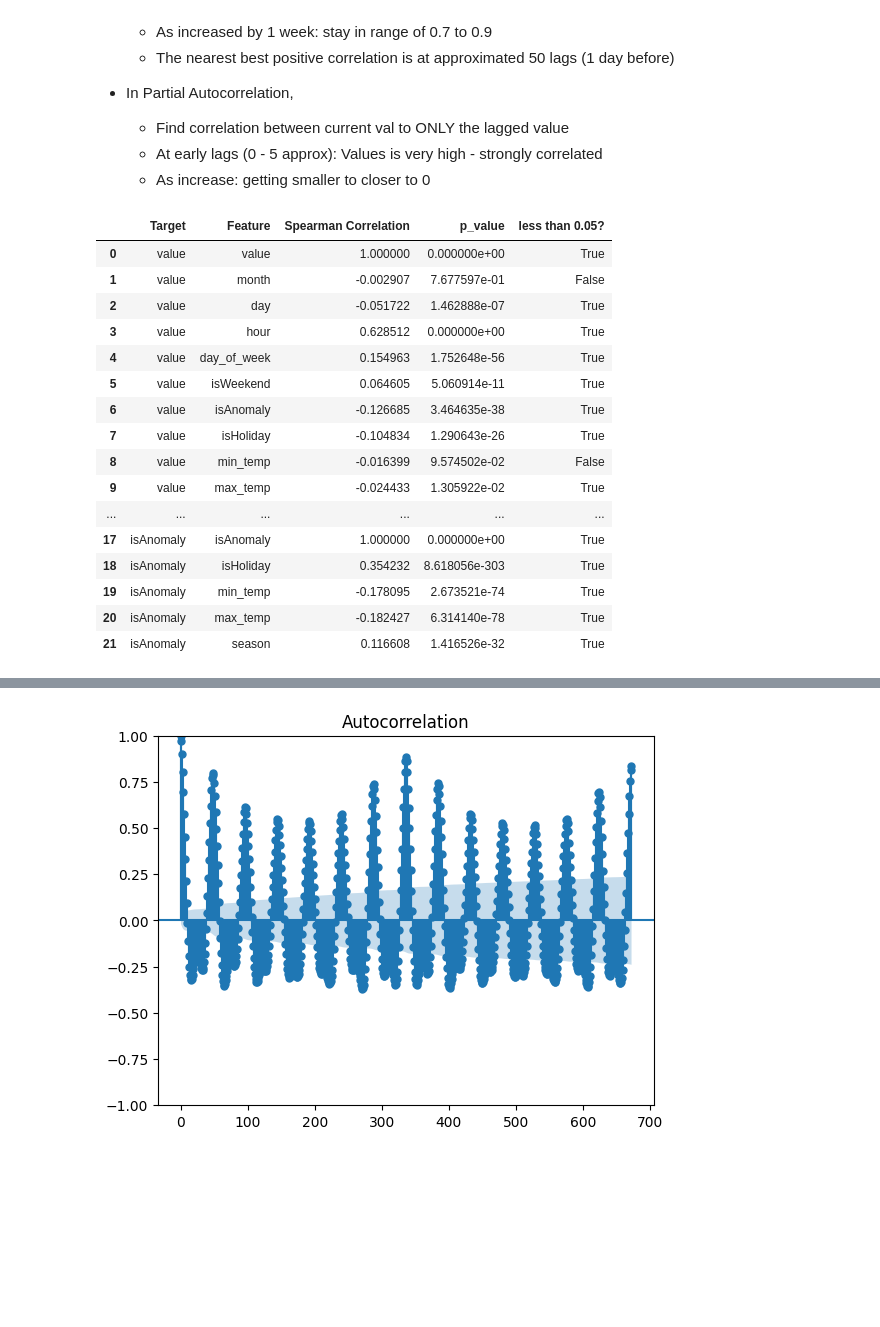
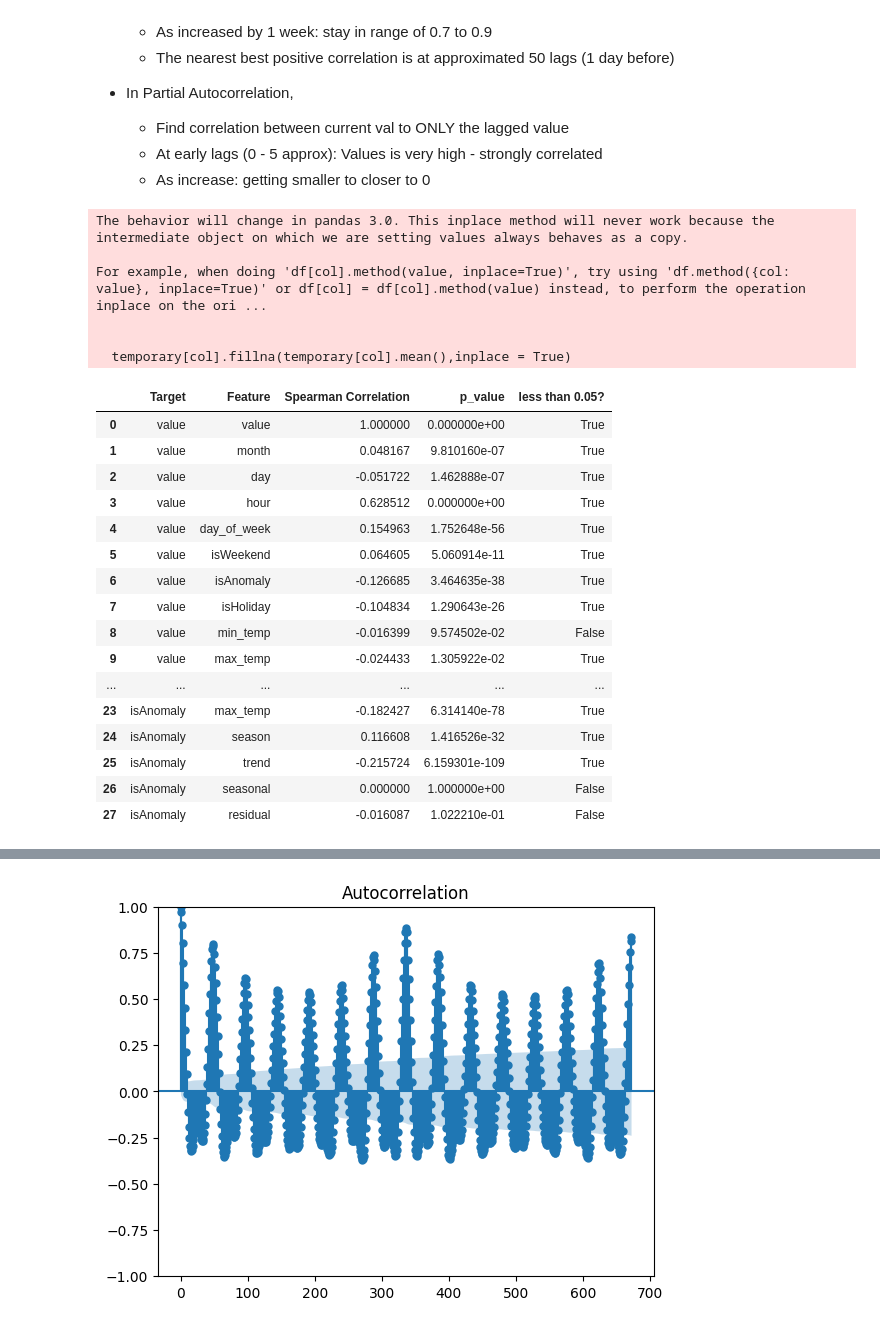
Before and after one commit to IKRAMJAAFAR/DeeL, a Jupyter notebook: data_analysis.ipynb, the cells around one changed output, grey strips where cells are left out. Cells and saved outputs as stored; diff of their text form; code cells hidden in the pictures; blank space fills up the shorter version.

```diff
--- a/data_analysis.ipynb
+++ b/data_analysis.ipynb
@@ -552,50 +552,66 @@ The Residual is Stationary
     - Find correlation between current val to ONLY the lagged value
     - At early lags (0 - 5 approx): Values is very high - strongly correlated
     - As increase: getting smaller to closer to 0
+# %%
+# Convert categorical columns to numeric using factorize
+mapping = {
+    'July': 7,
+    'August': 8,
+    'September': 9,
+    'October': 10,
+    'November': 11,
+    'December': 12,
+    'January': 1
+}
+temporary['month'] = temporary['month'].map(mapping)
+# Create a mapping dictionary
+mapping = {
+    'Sunday': 0,
+    'Monday': 1,
+    'Tuesday': 2,
+    'Wednesday': 3,
+    'Thursday': 4,
+    'Friday': 5,
+    'Saturday': 6
+}
+# Map the series using the dictionary
+temporary['day_of_week'] = temporary['day_of_week'].map(mapping)
 # %%
-# Create a copy of the dataset
-temporary = dataset.copy()
+# Select features for correlation (ensure valid column names)
+for col in ['trend','seasonal','residual']:
+    temporary[col].fillna(temporary[col].mean(),inplace = True)
 
-# Select features for correlation (ensure valid column names)
 features = temporary.columns
 
-# Convert categorical columns to numeric using factorize
-temporary['month'] = pd.factorize(temporary['month'])[0]
-# Create a mapping dictionary
-weekday_mapping = {
-    'Sunday': 0,
-    'Monday': 1,
-    'Tuesday': 2,
-    'Wednesday': 3,
-    'Thursday': 4,
-    'Friday': 5,
-    'Saturday': 6
-}
-# Map the series using the dictionary
-temporary['day_of_week'] = temporary['day_of_week'].map(weekday_mapping)
 # Initialize an empty dataframe to store results
 corr_df = pd.DataFrame(columns=["Target", "Feature", "Spearman Correlation", "p_value", "less than 0.05?"])
 
 # Iterate over each target and feature to calculate Spearman correlation
 for target in ['value', 'isAnomaly']:
     for feature in features:
         corr, p_value = spearmanr(temporary[target], temporary[feature])
 
         # Append the results to the DataFrame
         corr_df.loc[len(corr_df)] = {
             "Target": target,
             "Feature": feature,
             "Spearman Correlation": corr,
             "p_value": p_value,
             "less than 0.05?": p_value < 0.05
         }
 
 # Display the result DataFrame
 corr_df
 # %% [output]
+The behavior will change in pandas 3.0. This inplace method will never work because the intermediate object on which we are setting values always behaves as a copy.
+
+For example, when doing 'df[col].method(value, inplace=True)', try using 'df.method({col: value}, inplace=True)' or df[col] = df[col].method(value) instead, to perform the operation inplace on the ori ...
+
+
+  temporary[col].fillna(temporary[col].mean(),inplace = True)
 |  | Target | Feature | Spearman Correlation | p_value | less than 0.05? |
 | 0 | value | value | 1.000000 | 0.000000e+00 | True |
-| 1 | value | month | -0.002907 | 7.677597e-01 | False |
+| 1 | value | month | 0.048167 | 9.810160e-07 | True |
 | 2 | value | day | -0.051722 | 1.462888e-07 | True |
 | 3 | value | hour | 0.628512 | 0.000000e+00 | True |
 | 4 | value | day_of_week | 0.154963 | 1.752648e-56 | True |
@@ -605,11 +621,11 @@ corr_df
 | 8 | value | min_temp | -0.016399 | 9.574502e-02 | False |
 | 9 | value | max_temp | -0.024433 | 1.305922e-02 | True |
 | ... | ... | ... | ... | ... | ... |
-| 17 | isAnomaly | isAnomaly | 1.000000 | 0.000000e+00 | True |
-| 18 | isAnomaly | isHoliday | 0.354232 | 8.618056e-303 | True |
-| 19 | isAnomaly | min_temp | -0.178095 | 2.673521e-74 | True |
-| 20 | isAnomaly | max_temp | -0.182427 | 6.314140e-78 | True |
-| 21 | isAnomaly | season | 0.116608 | 1.416526e-32 | True |
+| 23 | isAnomaly | max_temp | -0.182427 | 6.314140e-78 | True |
+| 24 | isAnomaly | season | 0.116608 | 1.416526e-32 | True |
+| 25 | isAnomaly | trend | -0.215724 | 6.159301e-109 | True |
+| 26 | isAnomaly | seasonal | 0.000000 | 1.000000e+00 | False |
+| 27 | isAnomaly | residual | -0.016087 | 1.022210e-01 | False |
 # %%
 # Pivot the DataFrame to create a matrix of Spearman Correlations
 corr_df = corr_df.loc[corr_df['less than 0.05?']]
```
Also changed, not shown: parts of 3 cells of this notebook.
